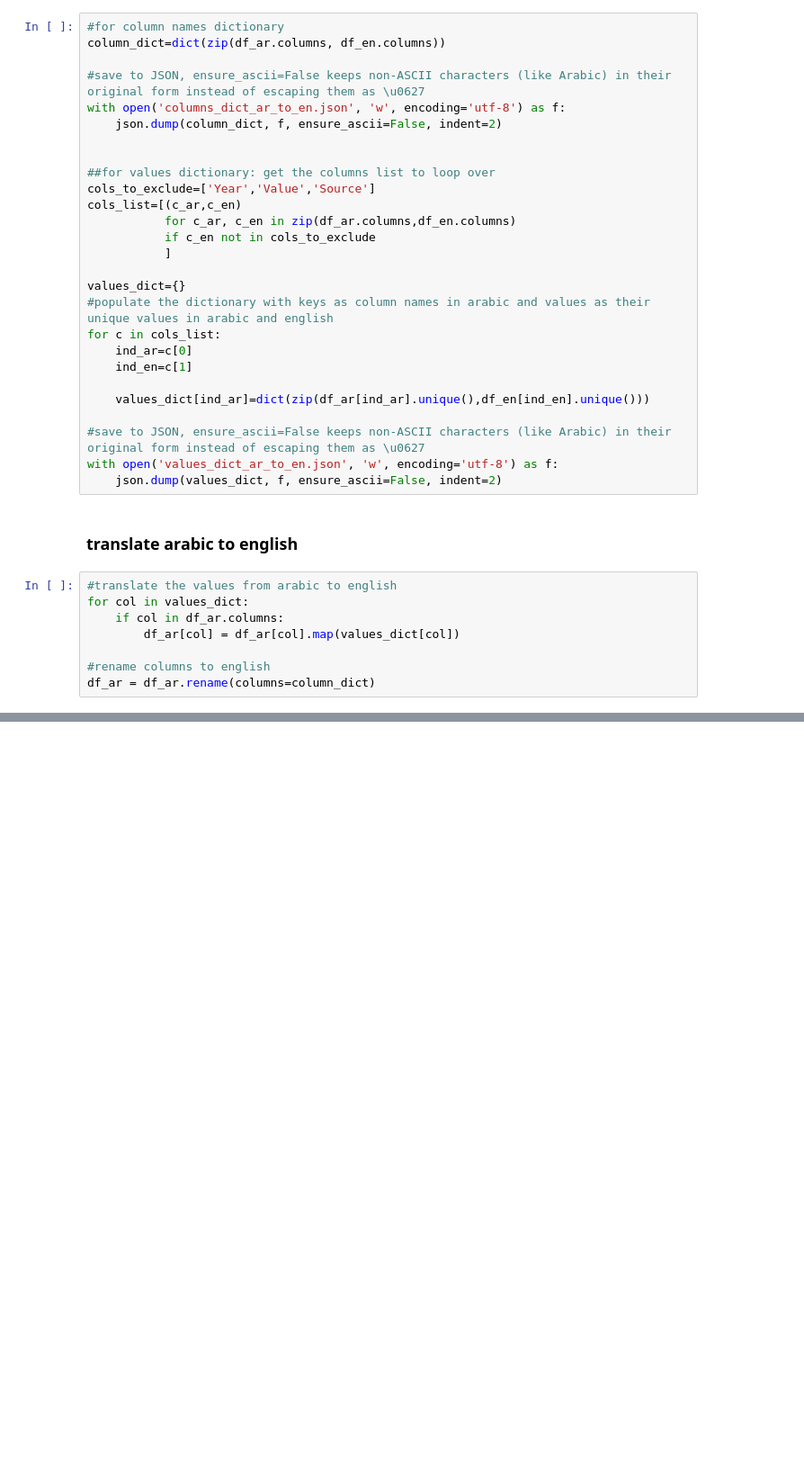
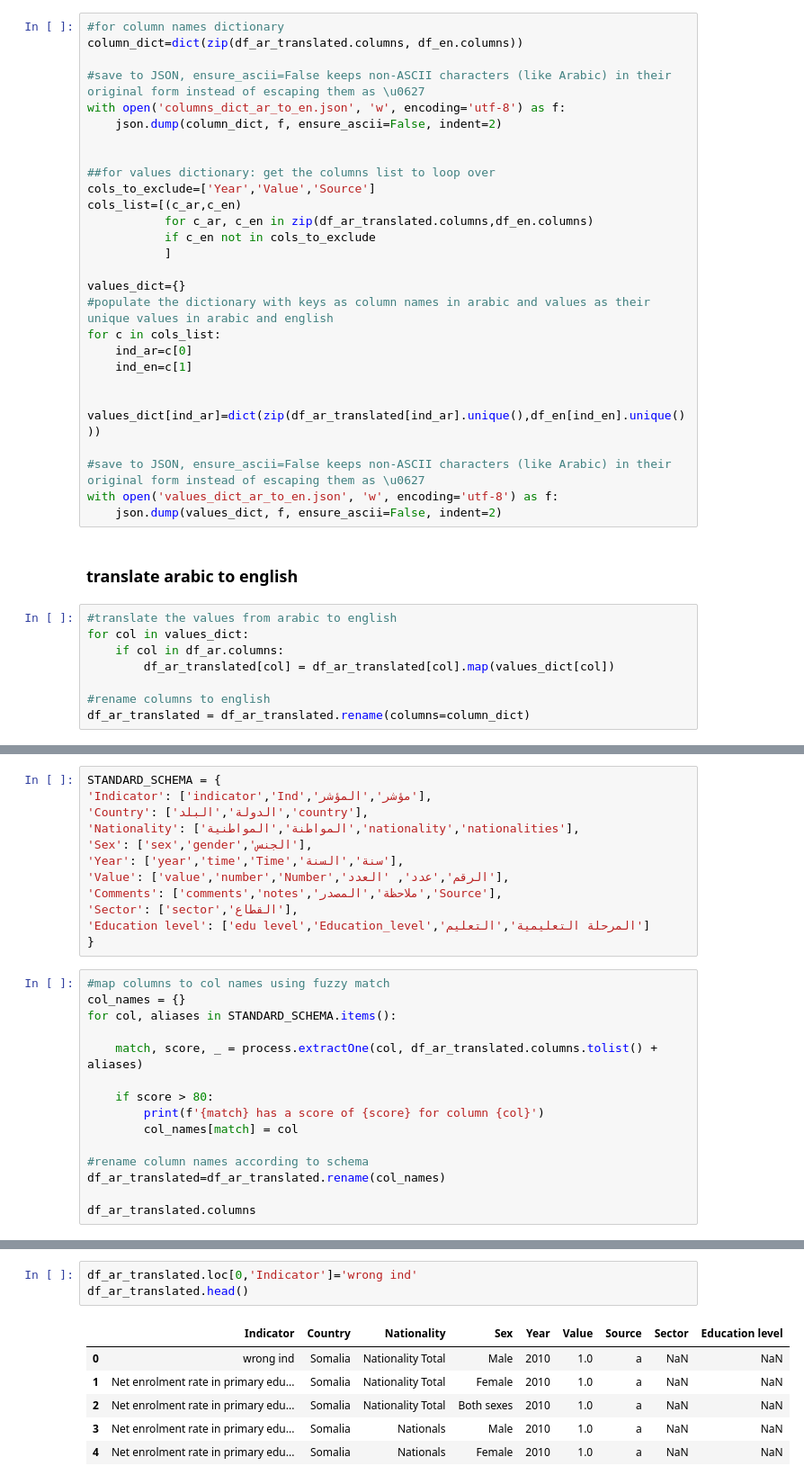
Before and after one commit to raffi1974/DSS-consolidate-questionnaires, a Jupyter notebook: consolidate_edu_questionnaire.ipynb, the cells around one changed output, grey strips where cells are left out. Shown at 90% size. Saved outputs shown, nothing was run; the diff lists cells and outputs as text; blank space fills up the shorter version.

```diff
--- a/consolidate_edu_questionnaire.ipynb
+++ b/consolidate_edu_questionnaire.ipynb
@@ -196,6 +197,6 @@ df_ar=pd.read_excel('C:/Users/511232/Desktop/DSS/Consolidated questionnaires/cod
 # %%
 #for column names dictionary
-column_dict=dict(zip(df_ar.columns, df_en.columns))
+column_dict=dict(zip(df_ar_translated.columns, df_en.columns))
 
 #save to JSON, ensure_ascii=False keeps non-ASCII characters (like Arabic) in their original form instead of escaping them as \u0627
 with open('columns_dict_ar_to_en.json', 'w', encoding='utf-8') as f:
@@ -205,7 +206,7 @@ with open('columns_dict_ar_to_en.json', 'w', encoding='utf-8') as f:
 ##for values dictionary: get the columns list to loop over
 cols_to_exclude=['Year','Value','Source']
 cols_list=[(c_ar,c_en)
-           for c_ar, c_en in zip(df_ar.columns,df_en.columns)
+           for c_ar, c_en in zip(df_ar_translated.columns,df_en.columns)
            if c_en not in cols_to_exclude
            ]
 
@@ -215,7 +216,7 @@ for c in cols_list:
     ind_ar=c[0]
     ind_en=c[1]
 
-    values_dict[ind_ar]=dict(zip(df_ar[ind_ar].unique(),df_en[ind_en].unique()))
+    values_dict[ind_ar]=dict(zip(df_ar_translated[ind_ar].unique(),df_en[ind_en].unique()))
 
 #save to JSON, ensure_ascii=False keeps non-ASCII characters (like Arabic) in their original form instead of escaping them as \u0627
 with open('values_dict_ar_to_en.json', 'w', encoding='utf-8') as f:
@@ -226,8 +227,8 @@ with open('values_dict_ar_to_en.json', 'w', encoding='utf-8') as f:
 #translate the values from arabic to english
 for col in values_dict:
     if col in df_ar.columns:
-        df_ar[col] = df_ar[col].map(values_dict[col])
+        df_ar_translated[col] = df_ar_translated[col].map(values_dict[col])
 
 #rename columns to english
-df_ar = df_ar.rename(columns=column_dict)
+df_ar_translated = df_ar_translated.rename(columns=column_dict)
 # %%
@@ -252,0 +253,27 @@ df_ar
+# %%
+STANDARD_SCHEMA = {
+'Indicator': ['indicator','Ind','مؤشر','المؤشر'],
+'Country': ['الدولة','البلد','country'],
+'Nationality': ['المواطنة','المواطنية','nationality','nationalities'],
+'Sex': ['sex','gender','الجنس'],
+'Year': ['year','time','Time','سنة','السنة'],
+'Value': ['value','number','Number','الرقم','عدد', 'العدد'],
+'Comments': ['comments','notes','ملاحظة','المصدر','Source'],
+'Sector': ['sector','القطاع'],
+'Education level': ['edu level','Education_level','المرحلة التعليمية','التعليم']
+}
+# %%
+#map columns to col names using fuzzy match
+col_names = {}
+for col, aliases in STANDARD_SCHEMA.items():
+
+    match, score, _ = process.extractOne(col, df_ar_translated.columns.tolist() + aliases)
+
+    if score > 80:
+        print(f'{match} has a score of {score} for column {col}')
+        col_names[match] = col
+
+#rename column names according to schema
+df_ar_translated=df_ar_translated.rename(col_names)
+
+df_ar_translated.columns
@@ -252,0 +343,10 @@ df_ar
+# %%
+df_ar_translated.loc[0,'Indicator']='wrong ind'
+df_ar_translated.head()
+# %% [output]
+|  | Indicator | Country | Nationality | Sex | Year | Value | Source | Sector | Education level |
+| 0 | wrong ind | Somalia | Nationality Total | Male | 2010 | 1.0 | a | NaN | NaN |
+| 1 | Net enrolment rate in primary edu... | Somalia | Nationality Total | Female | 2010 | 1.0 | a | NaN | NaN |
+| 2 | Net enrolment rate in primary edu... | Somalia | Nationality Total | Both sexes | 2010 | 1.0 | a | NaN | NaN |
+| 3 | Net enrolment rate in primary edu... | Somalia | Nationals | Male | 2010 | 1.0 | a | NaN | NaN |
+| 4 | Net enrolment rate in primary edu... | Somalia | Nationals | Female | 2010 | 1.0 | a | NaN | NaN |
```
Also changed, not shown: parts of 9 cells of this notebook.
